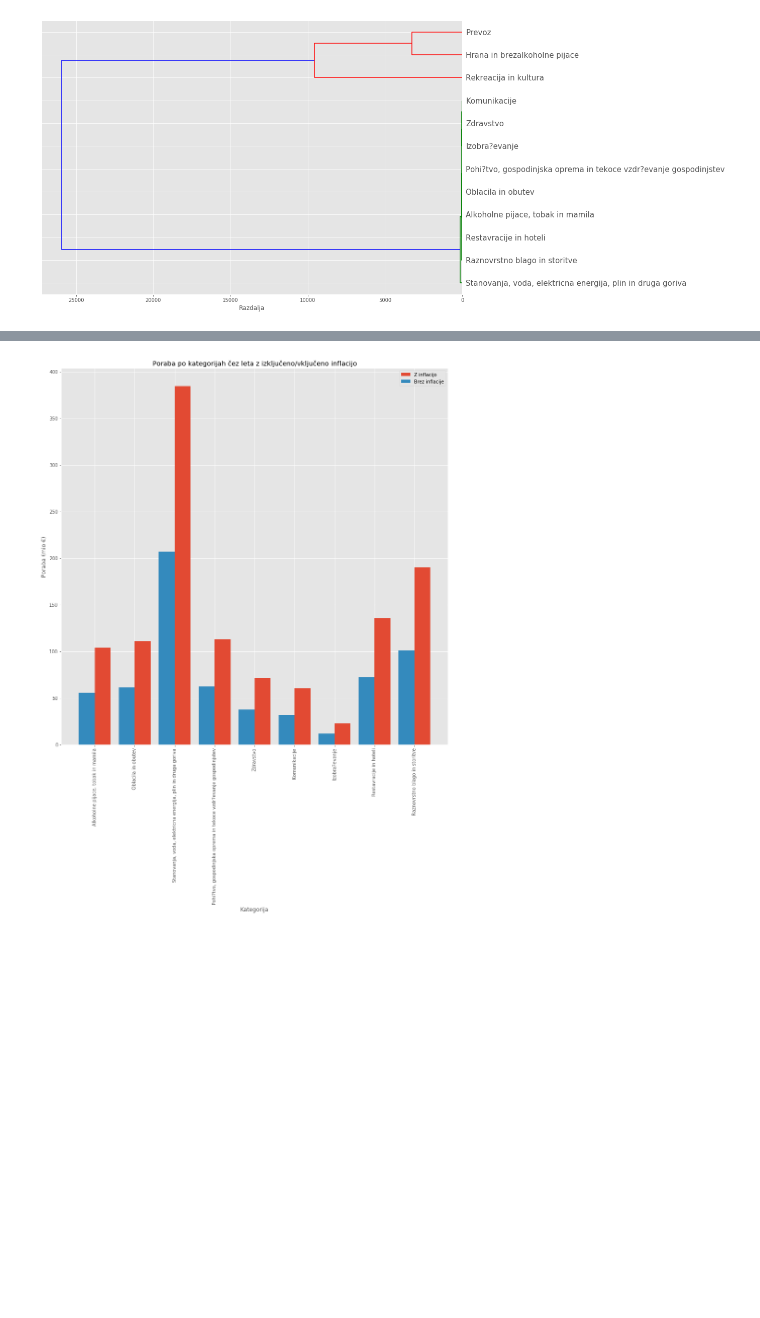
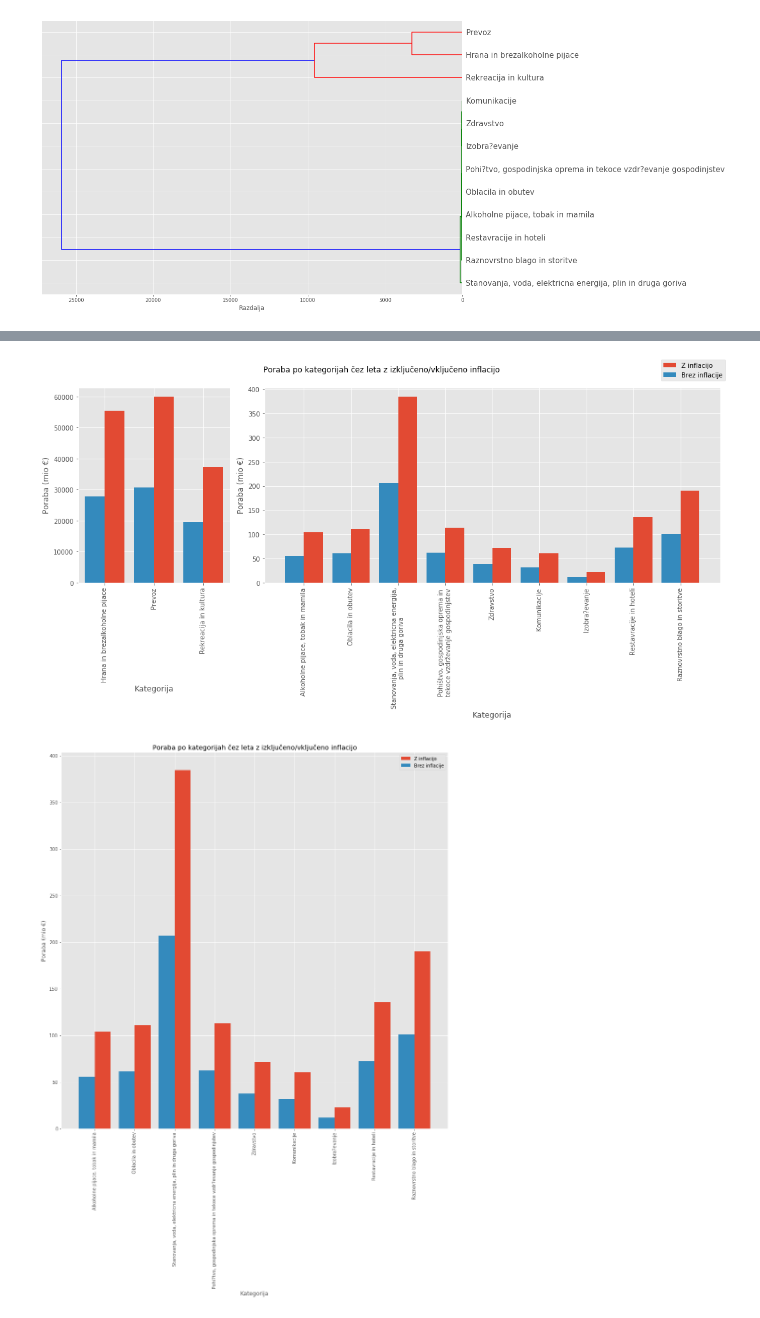
Before and after one commit to rokserak/PR20-SOHG, a Jupyter notebook: koda.ipynb, the cells around one changed output, grey strips where cells are left out. Drawn from its saved outputs; the diff is of its cells as text; code cells hidden in the pictures; blank space fills up the shorter version.

```diff
--- a/koda.ipynb
+++ b/koda.ipynb
@@ -563,3 +543,63 @@ plt.show()
+# %%
+vecjeZ = []
+vecjeBrez = []
+imenaVecje = []
+for i in [0,6,8]:
+    vecjeBrez.append(sumBrezInflacije[i])
+    vecjeZ.append(sumZInflacije[i])
+    imenaVecje.append(imena[i])
+# %%
+manjseZ = []
+manjseBrez = []
+imenaManjse = []
+for i in [1,2,3,4,5,7,9,10,11]:
+    manjseBrez.append(sumBrezInflacije[i])
+    manjseZ.append(sumZInflacije[i])
+    imenaManjse.append(imena[i])
+# %%
+from matplotlib import gridspec
+
+fig = plt.figure(figsize=(15, 8))
+gs = gridspec.GridSpec(1, 2, width_ratios=[1, 3])
+ax1 = plt.subplot(gs[0])
+ax2 = plt.subplot(gs[1])
+
+
+ind = np.arange(len(imenaVecje))
+ax1.bar(ind, vecjeZ, 0.4, align="edge")
+
+ax1.bar(ind-0.4, vecjeBrez,0.4, align="edge")
+
+# ax1.plot([-0.4, 2.4], povprcjeBrezInflacije, color="green", label="Povprečje brez inflacije")
+# ax1.plot([-0.4, 2.4], povprcjeZInflacije, color="black", label="Povprečje z inflacijo")
+
+ax1.set(xlabel='Kategorija', ylabel='Poraba (mio €)')
+ax1.set_xticks([0,1,2])
+ax1.set_xticklabels(imenaVecje)
+for tick in ax1.get_xticklabels():
+    tick.set_rotation(90)
+
+
+ind = np.arange(len(imenaManjse))
+plt.bar(ind,manjseZ, 0.4, align="edge", label="Z inflacijo")
+plt.bar(ind-0.4,manjseBrez,0.4, align="edge", label="Brez inflacije")
+
+ax2.set(xlabel='Kategorija', ylabel='Poraba (mio €)')
+ax2.set_xticks([0,1,2,3,4,5,6,7,8])
+ax2.set_xticklabels(imenaManjse)
+for tick in ax2.get_xticklabels():
+    tick.set_rotation(90)
+
+
+fig.suptitle('Poraba po kategorijah čez leta z izključeno/vključeno inflacijo')
+fig.legend()
+plt.tight_layout()
+fig.subplots_adjust(top=0.92)
+
+plt.savefig('3.png')
+plt.show()
+# %% [output]
+[figure, added]
 # %%
 manjseZ = []
 manjseBrez = []
```
Also changed, not shown: parts of 5 cells of this notebook, 4 other files.
